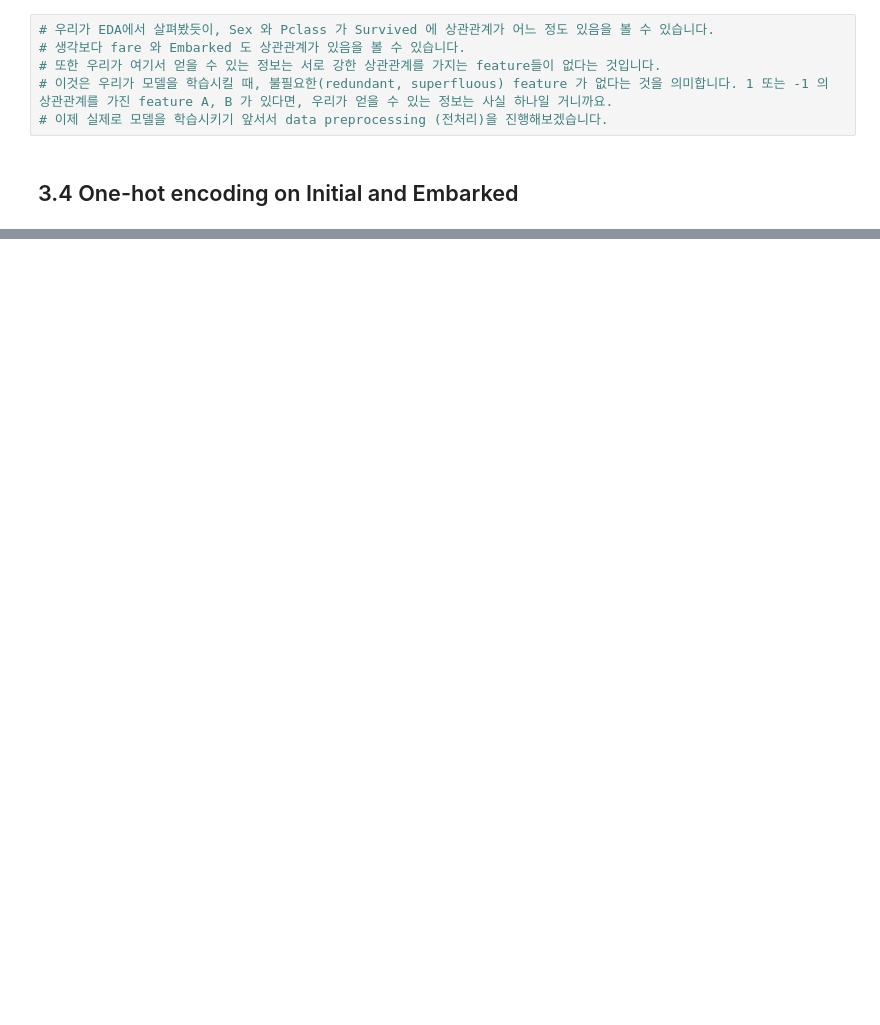
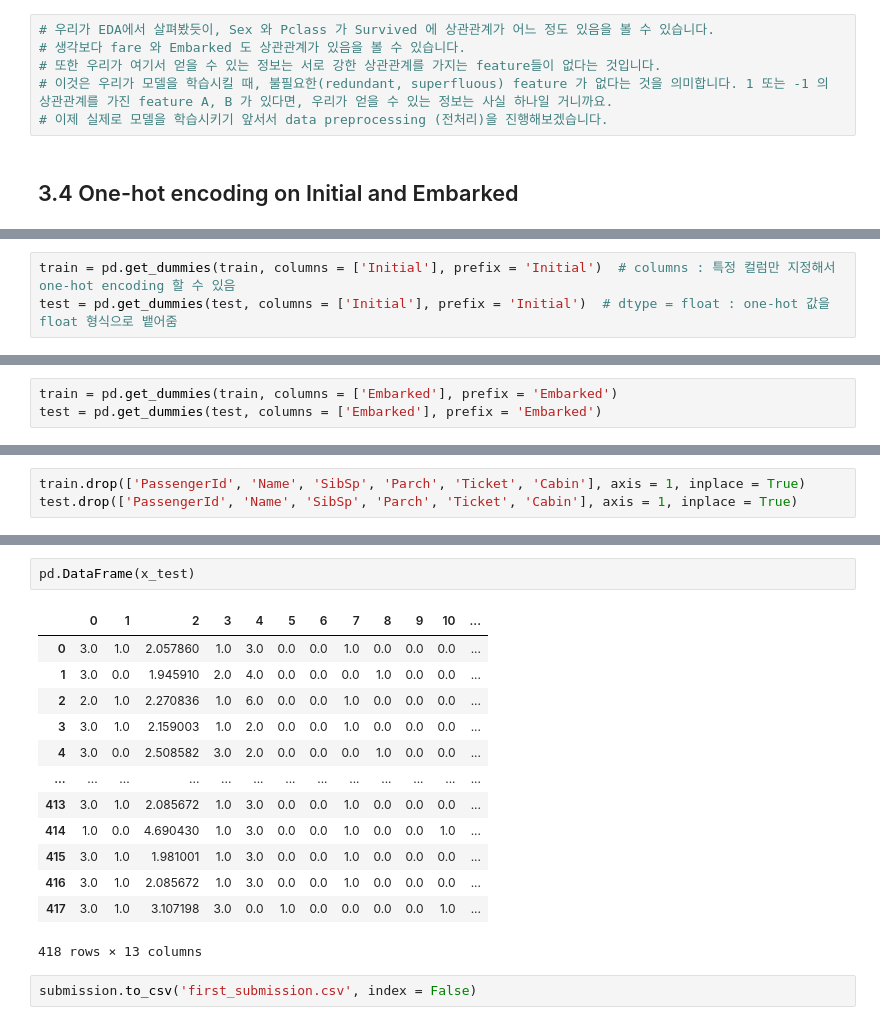
Before and after one commit to JoARa5820/Kaggle, a Jupyter notebook: 타이타닉/타이타닉 튜토리얼 2 - Exploratory data analysis, visualization, machine learning.ipynb, the cells around one changed output, grey strips where cells are left out. Drawn from its saved outputs; the diff is of its cells as text; blank space fills up the shorter version.

```diff
--- a/타이타닉/타이타닉 튜토리얼 2 - Exploratory data analysis, visualization, machine learning.ipynb
+++ b/타이타닉/타이타닉 튜토리얼 2 - Exploratory data analysis, visualization, machine learning.ipynb
@@ -262,0 +270,3 @@ del heatmap_data
+# %%
+train = pd.get_dummies(train, columns = ['Initial'], prefix = 'Initial')  # columns : 특정 컬럼만 지정해서 one-hot encoding 할 수 있음
+test = pd.get_dummies(test, columns = ['Initial'], prefix = 'Initial')  # dtype = float : one-hot 값을 float 형식으로 뱉어줌
@@ -262,0 +287,3 @@ del heatmap_data
+# %%
+train = pd.get_dummies(train, columns = ['Embarked'], prefix = 'Embarked')
+test = pd.get_dummies(test, columns = ['Embarked'], prefix = 'Embarked')
@@ -262,0 +298,3 @@ del heatmap_data
+# %%
+train.drop(['PassengerId', 'Name', 'SibSp', 'Parch', 'Ticket', 'Cabin'], axis = 1, inplace = True)
+test.drop(['PassengerId', 'Name', 'SibSp', 'Parch', 'Ticket', 'Cabin'], axis = 1, inplace = True)
@@ -262,0 +463,18 @@ del heatmap_data
+# %%
+pd.DataFrame(x_test)
+# %% [output]
+|  | 0 | 1 | 2 | 3 | 4 | 5 | 6 | 7 | 8 | 9 | 10 | ... |
+| 0 | 3.0 | 1.0 | 2.057860 | 1.0 | 3.0 | 0.0 | 0.0 | 1.0 | 0.0 | 0.0 | 0.0 | ... |
+| 1 | 3.0 | 0.0 | 1.945910 | 2.0 | 4.0 | 0.0 | 0.0 | 0.0 | 1.0 | 0.0 | 0.0 | ... |
+| 2 | 2.0 | 1.0 | 2.270836 | 1.0 | 6.0 | 0.0 | 0.0 | 1.0 | 0.0 | 0.0 | 0.0 | ... |
+| 3 | 3.0 | 1.0 | 2.159003 | 1.0 | 2.0 | 0.0 | 0.0 | 1.0 | 0.0 | 0.0 | 0.0 | ... |
+| 4 | 3.0 | 0.0 | 2.508582 | 3.0 | 2.0 | 0.0 | 0.0 | 0.0 | 1.0 | 0.0 | 0.0 | ... |
+| ... | ... | ... | ... | ... | ... | ... | ... | ... | ... | ... | ... | ... |
+| 413 | 3.0 | 1.0 | 2.085672 | 1.0 | 3.0 | 0.0 | 0.0 | 1.0 | 0.0 | 0.0 | 0.0 | ... |
+| 414 | 1.0 | 0.0 | 4.690430 | 1.0 | 3.0 | 0.0 | 0.0 | 1.0 | 0.0 | 0.0 | 1.0 | ... |
+| 415 | 3.0 | 1.0 | 1.981001 | 1.0 | 3.0 | 0.0 | 0.0 | 1.0 | 0.0 | 0.0 | 0.0 | ... |
+| 416 | 3.0 | 1.0 | 2.085672 | 1.0 | 3.0 | 0.0 | 0.0 | 1.0 | 0.0 | 0.0 | 0.0 | ... |
+| 417 | 3.0 | 1.0 | 3.107198 | 3.0 | 0.0 | 1.0 | 0.0 | 0.0 | 0.0 | 0.0 | 1.0 | ... |
+418 rows × 13 columns
+# %%
+submission.to_csv('first_submission.csv', index = False)
```
Also changed, not shown: parts of 34 cells of this notebook.
